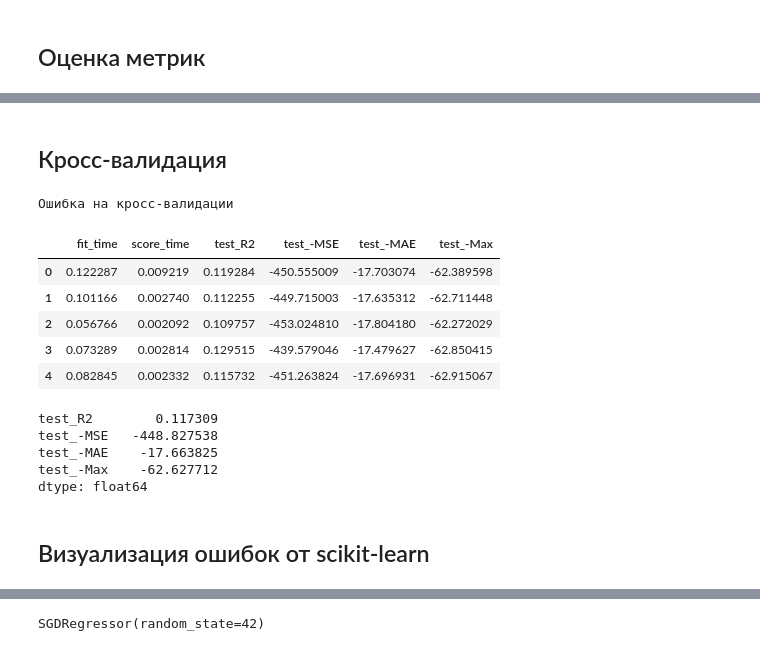
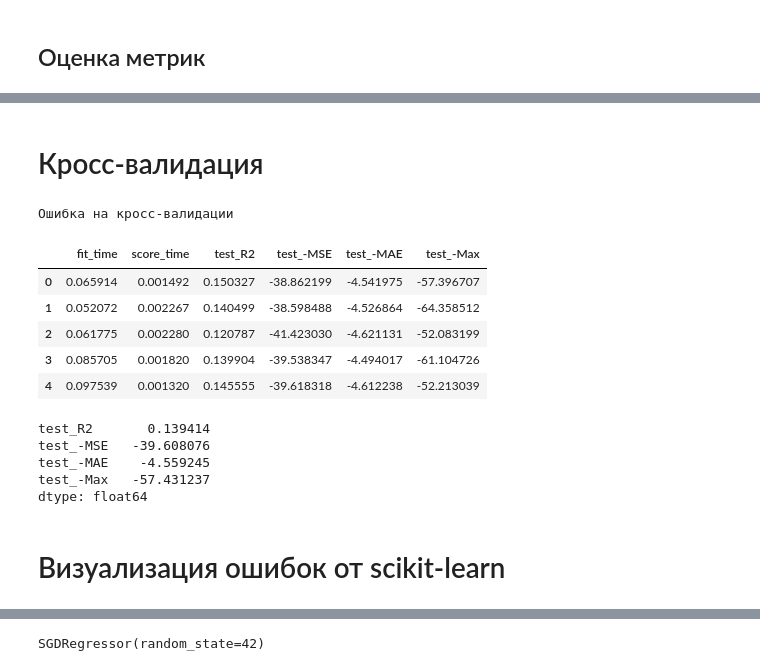
Before and after one commit to synrocka/Diabetes-Prediction, a Jupyter notebook: LinearRegression.ipynb, the cells around one changed output, grey strips where cells are left out. Drawn from its saved outputs; the diff is of its cells as text; code cells hidden in the pictures.

```diff
--- a/LinearRegression.ipynb
+++ b/LinearRegression.ipynb
@@ -20,8 +29,8 @@ from sklearn.preprocessing import PowerTransformer  # Степенное пре
 # %%
-df = pd.read_csv(
-    "https://raw.githubusercontent.com/synrocka/Diabetes-Prediction/main/data/clean_diabetes_prediction_db.csv",
+DF = pd.read_csv(
+    'https://raw.githubusercontent.com/synrocka/Diabetes-Prediction/main/data/clean_diabetes_prediction_db.csv',
     delimiter=',')
-df
+DF
 # %% [output]
 |  | gender | age | hypertension | heart_disease | smoking_history | bmi | HbA1c_level | ... |
 | 0 | Female | 80.0 | False | True | non-smoker | 25.19 | 6.6 | ... |
@@ -84,7 +59,7 @@ class QuantileReplacer(BaseEstimator, TransformerMixin):
         self.threshold = threshold
         self.quantiles = {}
 
-    def fit(self, X):
+    def fit(self, X, y=None):
         for col in X.select_dtypes(include='number'):
             low_quantile = X[col].quantile(self.threshold)
             high_quantile = X[col].quantile(1 - self.threshold)
@@ -159,9 +129,7 @@ SyntaxError: invalid syntax (3284948507.py, line 3)
 # %%
-X, y = df.drop(columns=['age']), df['age']
+X, y = DF.drop(columns=['bmi']), DF['bmi']
 
-X_train, X_val, y_train, y_val = train_test_split(X, y,
-                                                  test_size=0.3,
-                                                  random_state=42)
+X_train, X_val, y_train, y_val = train_test_split(X, y, test_size=0.3, random_state=42)
 # %%
 X_train
 # %% [output]
@@ -306,5 +278,5 @@ rmse на валидационной выборке: 21.0910
 # %% [markdown]
-## Кросс-валидация
+#  Кросс-валидация
 # %%
 def cross_validation(X, y, model, scoring, cv_rule):
     """Расчет метрик на кросс-валидации.
@@ -316,10 +288,11 @@ def cross_validation(X, y, model, scoring, cv_rule):
     scoring: словарь метрик
     cv_rule: правило кросс-валидации
     """
-    scores = cross_validate(model, X, y, scoring=scoring, cv=cv_rule)
-    print("Ошибка на кросс-валидации")
-    df_score = pd.DataFrame(scores)
-    display(df_score)
-    print("\n")
-    print(df_score.mean()[2:])
+    scores = cross_validate(model, X, y,
+                            scoring=scoring, cv=cv_rule)
+    print('Ошибка на кросс-валидации')
+    DF_score = pd.DataFrame(scores)
+    display(DF_score)
+    print('\n')
+    print(DF_score.mean()[2:])
 # %%
@@ -330,20 +303,23 @@ scoring_reg = {"R2": "r2",
 # %%
-cross_validation(X_train_prep, y_train, model, scoring_reg, ShuffleSplit(n_splits=5, random_state=42))
+cross_validation(X_train_prep, y_train,
+                 model,
+                 scoring_reg,
+                 ShuffleSplit(n_splits=5, random_state=42))
 # %% [output]
 Ошибка на кросс-валидации
 |  | fit_time | score_time | test_R2 | test_-MSE | test_-MAE | test_-Max |
-| 0 | 0.122287 | 0.009219 | 0.119284 | -450.555009 | -17.703074 | -62.389598 |
-| 1 | 0.101166 | 0.002740 | 0.112255 | -449.715003 | -17.635312 | -62.711448 |
-| 2 | 0.056766 | 0.002092 | 0.109757 | -453.024810 | -17.804180 | -62.272029 |
-| 3 | 0.073289 | 0.002814 | 0.129515 | -439.579046 | -17.479627 | -62.850415 |
-| 4 | 0.082845 | 0.002332 | 0.115732 | -451.263824 | -17.696931 | -62.915067 |
+| 0 | 0.065914 | 0.001492 | 0.150327 | -38.862199 | -4.541975 | -57.396707 |
+| 1 | 0.052072 | 0.002267 | 0.140499 | -38.598488 | -4.526864 | -64.358512 |
+| 2 | 0.061775 | 0.002280 | 0.120787 | -41.423030 | -4.621131 | -52.083199 |
+| 3 | 0.085705 | 0.001820 | 0.139904 | -39.538347 | -4.494017 | -61.104726 |
+| 4 | 0.097539 | 0.001320 | 0.145555 | -39.618318 | -4.612238 | -52.213039 |
-test_R2        0.117309
-test_-MSE   -448.827538
-test_-MAE    -17.663825
-test_-Max    -62.627712
+test_R2       0.139414
+test_-MSE   -39.608076
+test_-MAE    -4.559245
+test_-Max   -57.431237
 dtype: float64
 # %% [markdown]
-## Визуализация ошибок от scikit-learn
+# Визуализация ошибок от scikit-learn
 # %%
 PredictionErrorDisplay.from_predictions(
     y_val,
```
Also changed, not shown: parts of 52 cells of this notebook, 5 other files.
